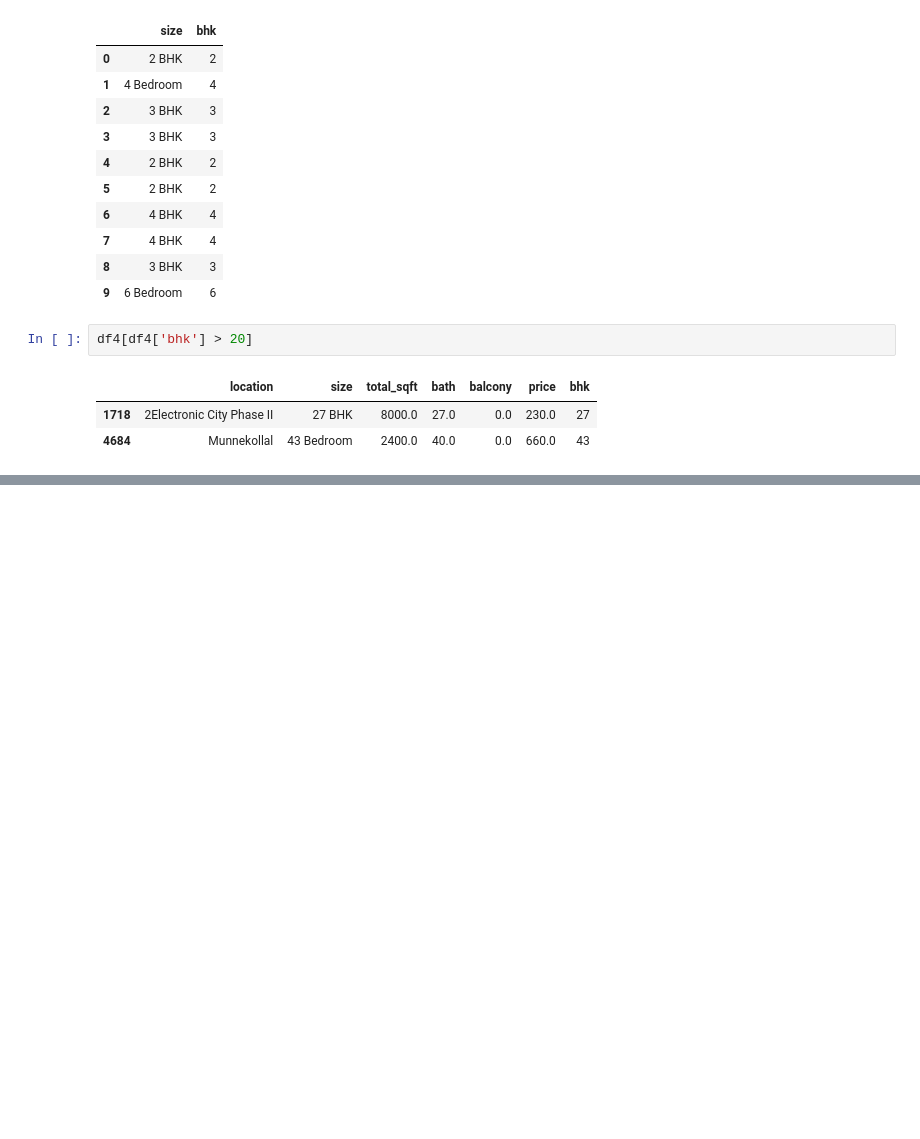
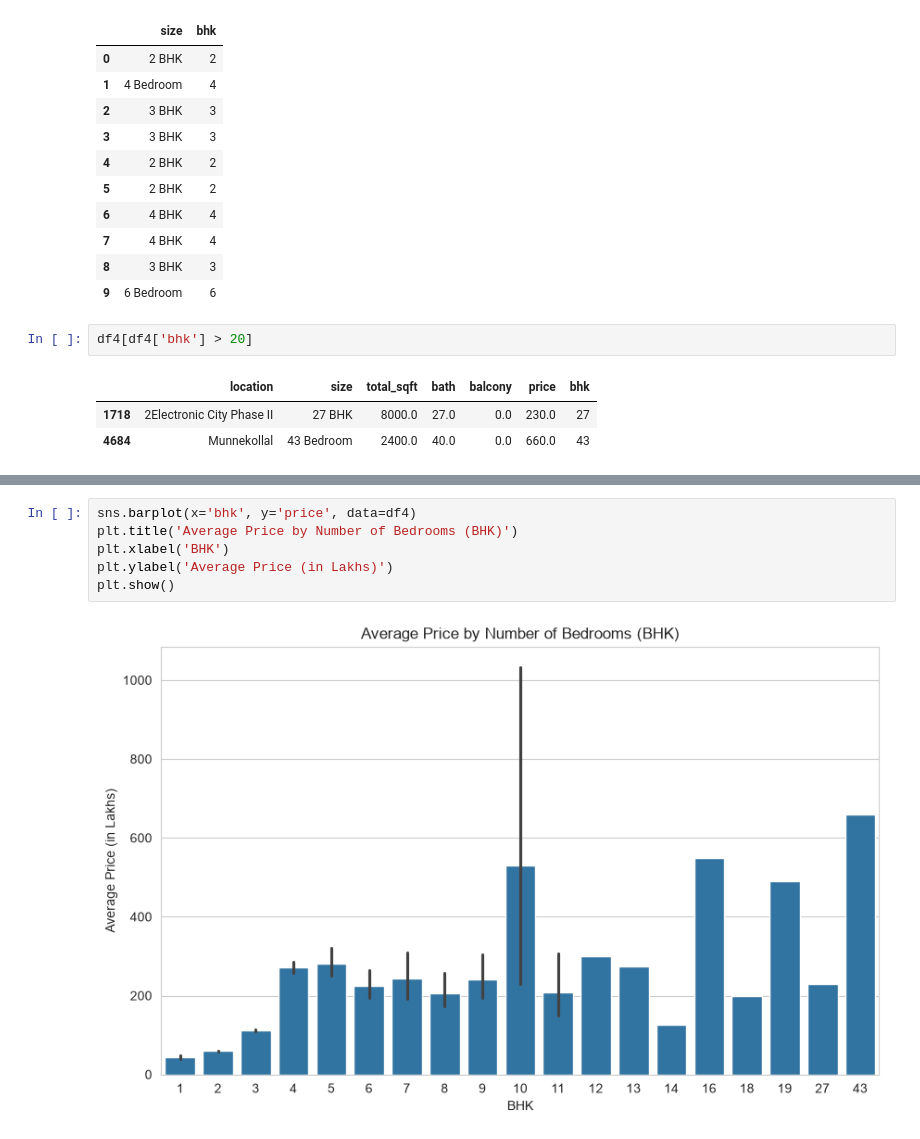
Before and after one commit to DevK-26/HousePricePrediction, a Jupyter notebook: Notebook /House_Price_EDA.ipynb, the cells around one changed output, grey strips where cells are left out. Drawn from its saved outputs; the diff is of its cells as text; blank space fills up the shorter version.

```diff
--- a/Notebook /House_Price_EDA.ipynb
+++ b/Notebook /House_Price_EDA.ipynb
@@ -212,0 +253,8 @@ df4[df4['bhk'] > 20]
+# %%
+sns.barplot(x='bhk', y='price', data=df4)
+plt.title('Average Price by Number of Bedrooms (BHK)')
+plt.xlabel('BHK')
+plt.ylabel('Average Price (in Lakhs)')
+plt.show()
+# %% [output]
+[figure, added]
```
Also changed, not shown: parts of 7 cells of this notebook.
